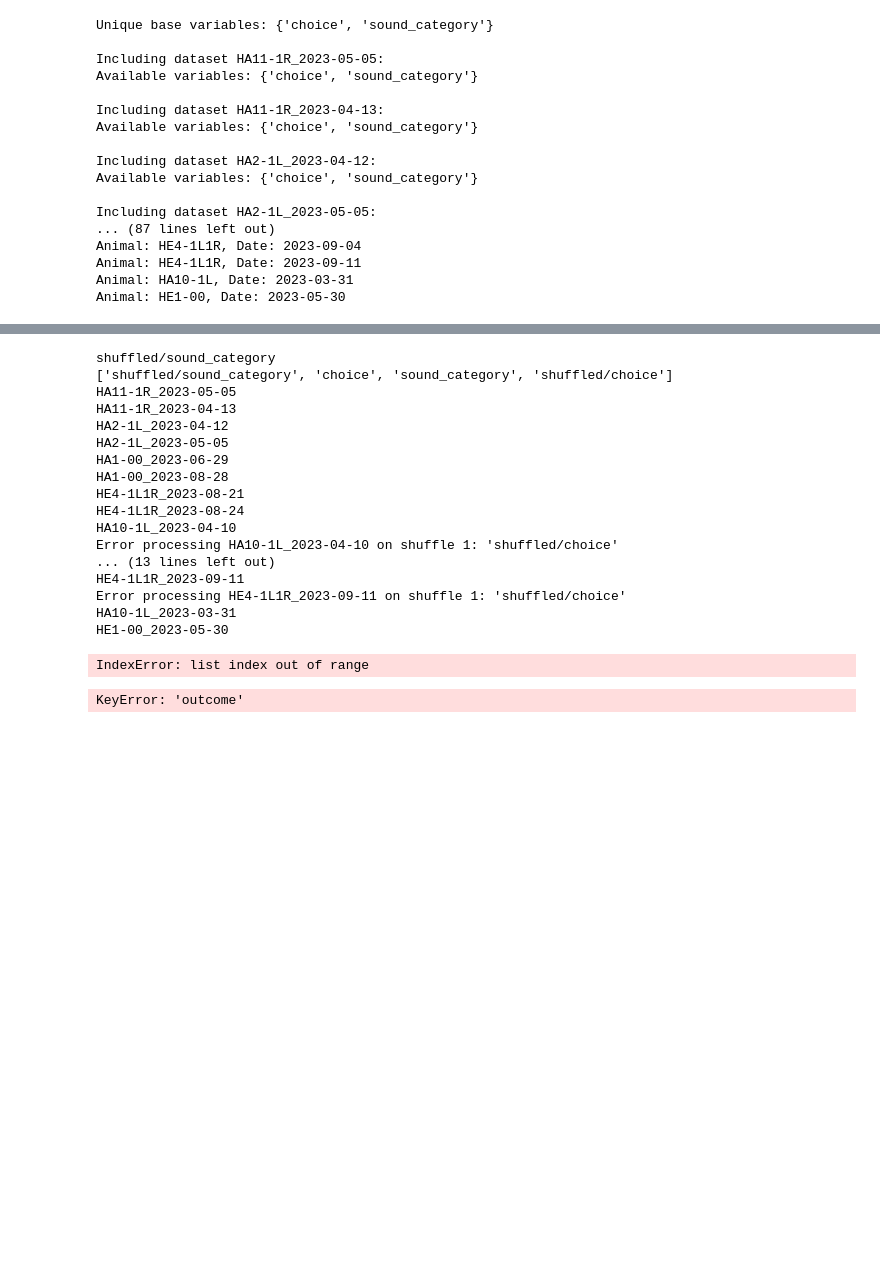
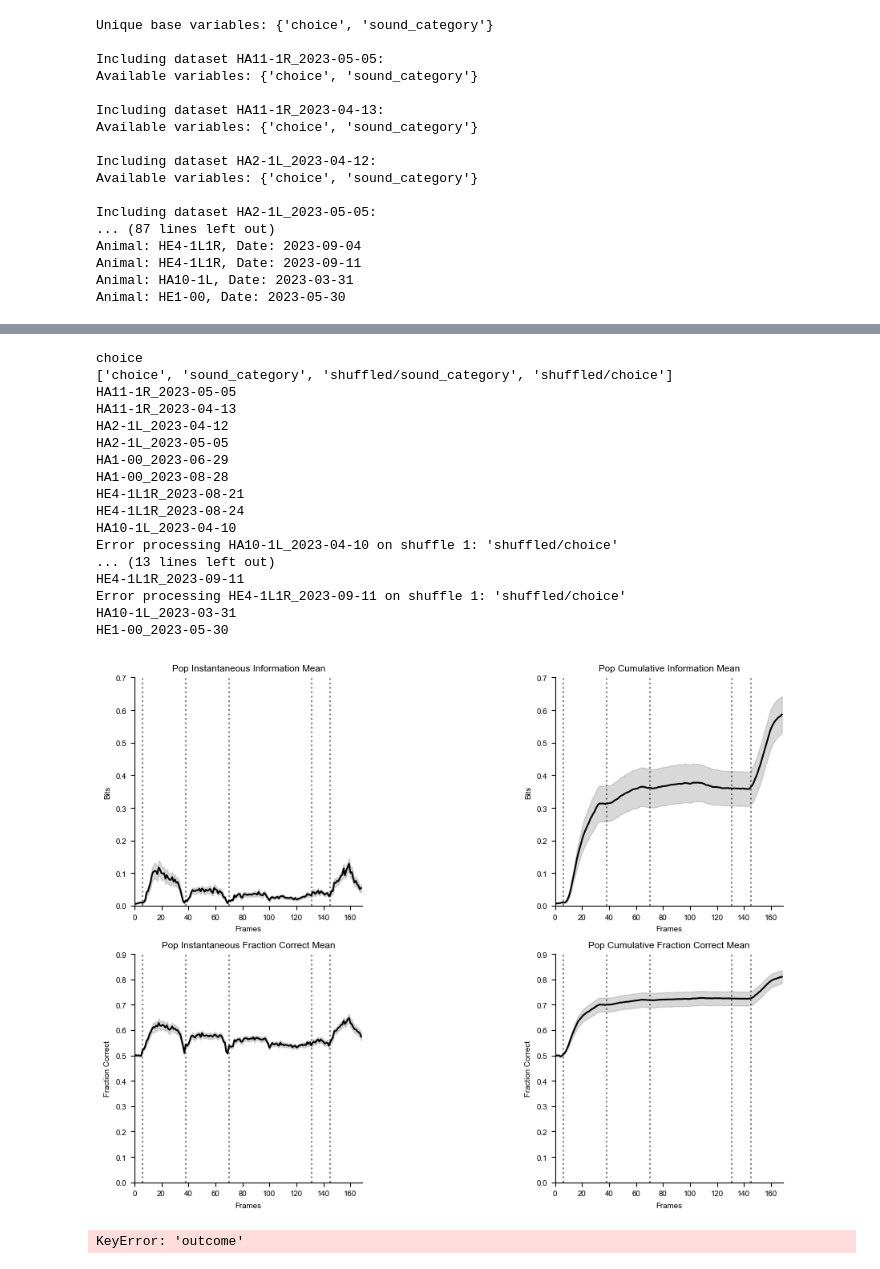
Before and after one commit to constanzabassi/GLM-analysis, a Jupyter notebook: run_glm_decoding_analysis.ipynb, the cells around one changed output, grey strips where cells are left out. Drawn from its saved outputs; the diff is of its cells as text; code cells hidden in the pictures; blank space fills up the shorter version.

```diff
--- a/run_glm_decoding_analysis.ipynb
+++ b/run_glm_decoding_analysis.ipynb
@@ -147,12 +178,12 @@ Memory used by this process: 47.52 GB
 # Get shuffled data into frames x neurons x total shuffles across splits (50 * 10 = 500)
 print(list(decoded_variables)[0])
 print(list(decoded_variables))
-shuffled_structure = data_handler.create_shuffled_distribution_structure(decoder_type = list(decoded_variables)[1], metric = 'sc_instantaneous_information')
+shuffled_structure = data_handler.create_shuffled_distribution_structure(decoder_type = list(decoded_variables)[0], metric = 'sc_instantaneous_information')
 # if 'photostim' in decoded_variables or 'sound_category' in decoded_variables:
 #     shuffled_structure_pass = data_handler_pass.create_shuffled_distribution_structure(decoder_type = list(decoded_variables)[1], metric = 'sc_instantaneous_information')
 # %% [output]
-shuffled/sound_category
-['shuffled/sound_category', 'choice', 'sound_category', 'shuffled/choice']
+choice
+['choice', 'sound_category', 'shuffled/sound_category', 'shuffled/choice']
 HA11-1R_2023-05-05
 HA11-1R_2023-04-13
 HA2-1L_2023-04-12
@@ -171,19 +202,19 @@ HE1-00_2023-05-30
 # %%
 # Plot population decoders across datasets
 current_model_type = 'pre'
 results_pre_all = results_pre_all_sb
-current_decoder_type = list(decoded_variables)[2] #'choice'
+current_decoder_type = list(decoded_variables)[0] #'choice'
 os.makedirs(f'{plotter.save_results}/{current_model_type}/', exist_ok=True)
 
 # Usage example:
 plotter.plot_decoding_results(results_pre_all,
                      decoder_type= current_decoder_type,
                      plot_type='pop', # or sc
                      save_dir= None, #f'{plotter.save_results}/{current_model_type}', #,save_dir = f'{save_results}/{current_decoder_type}_{current_model_type}_pop'
                      xlim = (0,169),
                      ylim = [0.7, 0.7, .9, .9]) #define y limits for each subplot
 # %% [output]
-IndexError: list index out of range
+[figure, added]
 # %%
 # List of mean_results and corresponding decoder types
 mean_results_list = [results_pre_all_sb,results_pre_all_sb]#[results_pre_all_sb, results_pass_all_sb]
```
Also changed, not shown: parts of 10 cells of this notebook, 2 other files.
